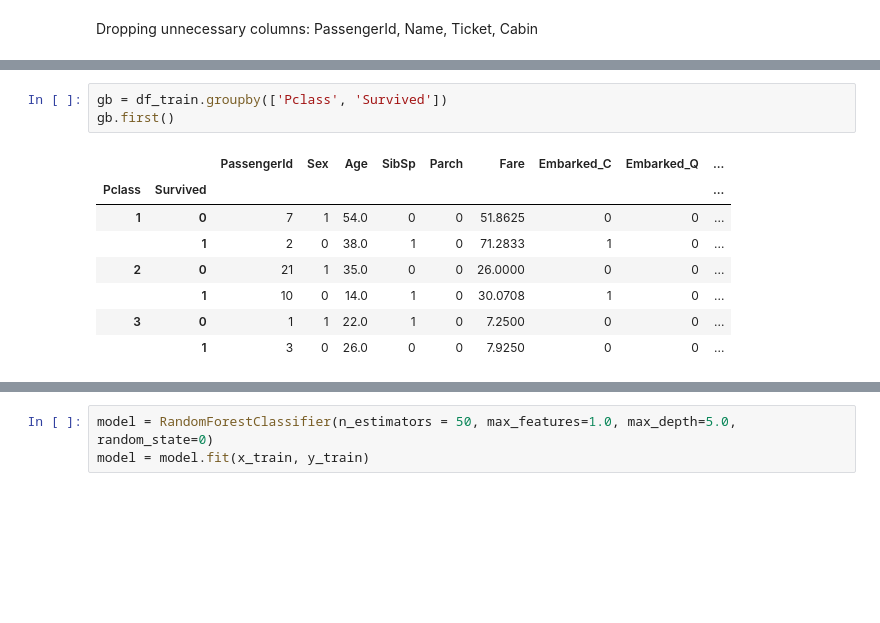
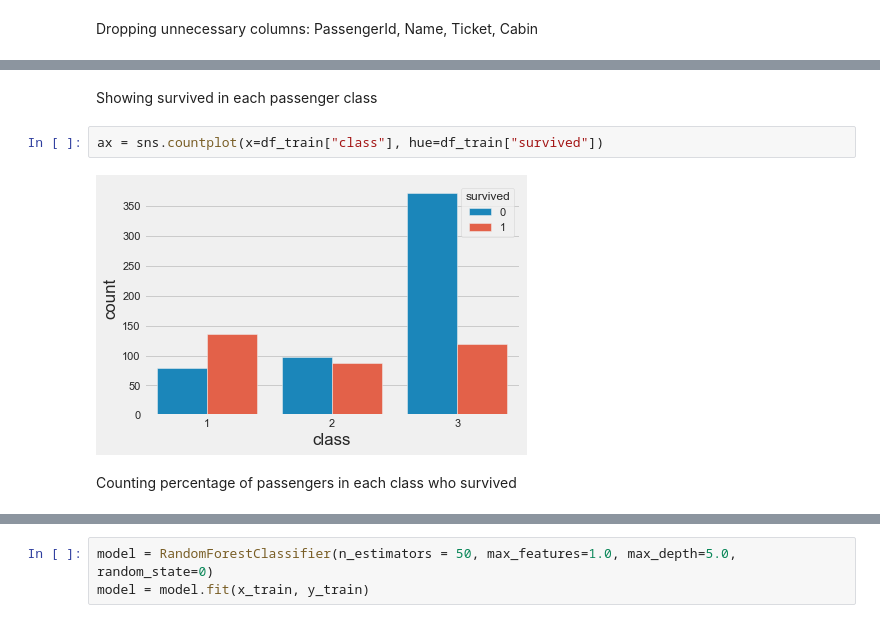
Before and after one commit to golecalicja/titanic-survivor-prediction, a Jupyter notebook: Titanic Survivor Prediction.ipynb, the cells around one changed output, grey strips where cells are left out. Drawn from its saved outputs; the diff is of its cells as text; blank space fills up the shorter version.

```diff
--- a/Titanic Survivor Prediction.ipynb
+++ b/Titanic Survivor Prediction.ipynb
@@ -134,12 +147,8 @@ ax = sns.countplot(x=df_train['Pclass'], hue=df_train['Survived'])
-# %%
-gb = df_train.groupby(['Pclass', 'Survived'])
-gb.first()
-# %% [output]
-|  |  | PassengerId | Sex | Age | SibSp | Parch | Fare | Embarked_C | Embarked_Q | ... |
-| Pclass | Survived |  |  |  |  |  |  |  |  | ... |
-| 1 | 0 | 7 | 1 | 54.0 | 0 | 0 | 51.8625 | 0 | 0 | ... |
-|  | 1 | 2 | 0 | 38.0 | 1 | 0 | 71.2833 | 1 | 0 | ... |
-| 2 | 0 | 21 | 1 | 35.0 | 0 | 0 | 26.0000 | 0 | 0 | ... |
-|  | 1 | 10 | 0 | 14.0 | 1 | 0 | 30.0708 | 1 | 0 | ... |
-| 3 | 0 | 1 | 1 | 22.0 | 1 | 0 | 7.2500 | 0 | 0 | ... |
-|  | 1 | 3 | 0 | 26.0 | 0 | 0 | 7.9250 | 0 | 0 | ... |
+# %% [markdown]
+Showing survived in each passenger class
+# %%
+ax = sns.countplot(x=df_train["class"], hue=df_train["survived"])
+# %% [output]
+[figure, added]
+# %% [markdown]
+Counting percentage of passengers in each class who survived
```
Also changed, not shown: parts of 32 cells of this notebook.
